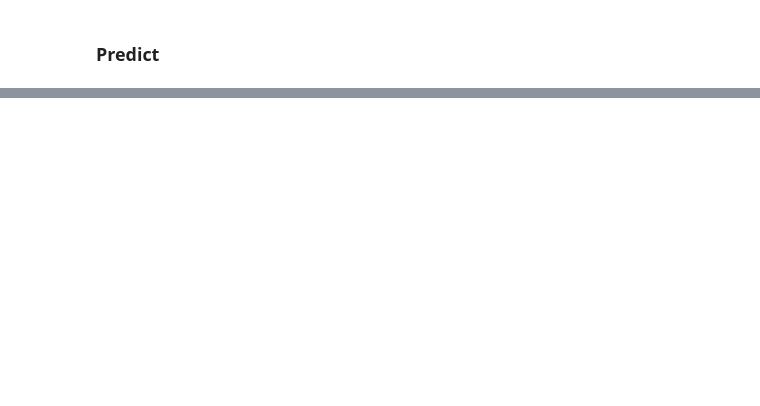
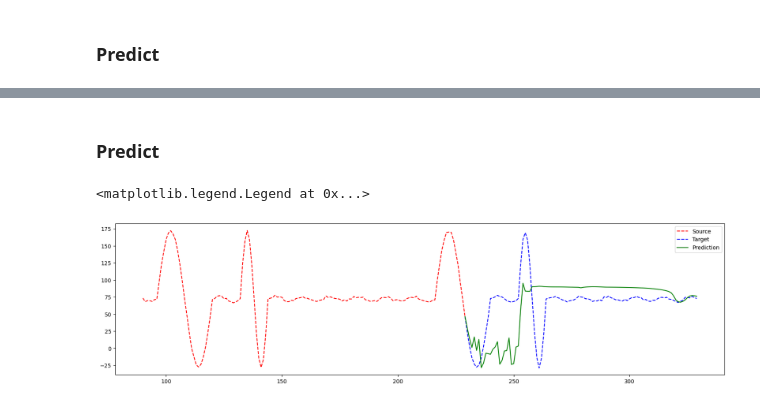
Before and after one commit to FinnAlberts/attention_analysis, a Jupyter notebook: notebooks/Simplex_attn_experiments/simplex_attention_decoder_only_experiments.ipynb, the cells around one changed output, grey strips where cells are left out. Cells and saved outputs as stored; diff of their text form; code cells hidden in the pictures; blank space fills up the shorter version.

```diff
--- a/notebooks/Simplex_attn_experiments/simplex_attention_decoder_only_experiments.ipynb
+++ b/notebooks/Simplex_attn_experiments/simplex_attention_decoder_only_experiments.ipynb
@@ -226,0 +351,43 @@ plt.legend()
+# %% [markdown]
+### Predict
+# %%
+idx = 90
+mask = dataset.mask
+shift = dataset.shift
+horizon = 100
+
+tgt_X, tgt_fX = [], []
+_, _, tgt_x, tgt_fx = dataset[idx-1]
+tgt_X.append(tgt_x[-1].squeeze().item())
+tgt_fX.append(tgt_fx[-1].squeeze().item())
+
+attention_weights = []
+
+with torch.no_grad():
+    model.eval()
+    sample = dataset[idx]
+    src_X, src_fX, _, _ = (v.unsqueeze(0).to(device) for v in sample)
+    pred_X = torch.clone(src_X)
+    pred_fX = torch.clone(src_fX)
+    mask = mask.to(device)
+
+    for step in range(horizon):
+
+        out = model(pred_X[:, -seq_len:], pred_fX[:, -seq_len:], mask)
+        pred_fX = torch.cat([pred_fX, out[:, -shift:]], dim=1)
+        pred_X = torch.cat([pred_X, pred_X[:, -1:] + 1], dim=1)
+
+        attention_weights.append([block.attention.attention_weight for block in model.transformer_blocks])
+
+        _, _, tgt_x, tgt_fx = dataset[idx+step]
+        tgt_X.append(tgt_x[-1].squeeze().item())
+        tgt_fX.append(tgt_fx[-1].squeeze().item())
+
+plt.figure(figsize=(20, 5))
+plt.plot(src_X.squeeze().cpu(), src_fX.squeeze().cpu(), '--r', label="Source")
+plt.plot(tgt_X, tgt_fX, '--b', label="Target")
+plt.plot(pred_X.squeeze()[-horizon-1:].cpu(), pred_fX.squeeze()[-horizon-1:].cpu(), '-g', label="Prediction")
+plt.legend()
+# %% [output]
+<matplotlib.legend.Legend at 0x...>
+[figure, added]
```
Also changed, not shown: parts of 50 cells of this notebook.
